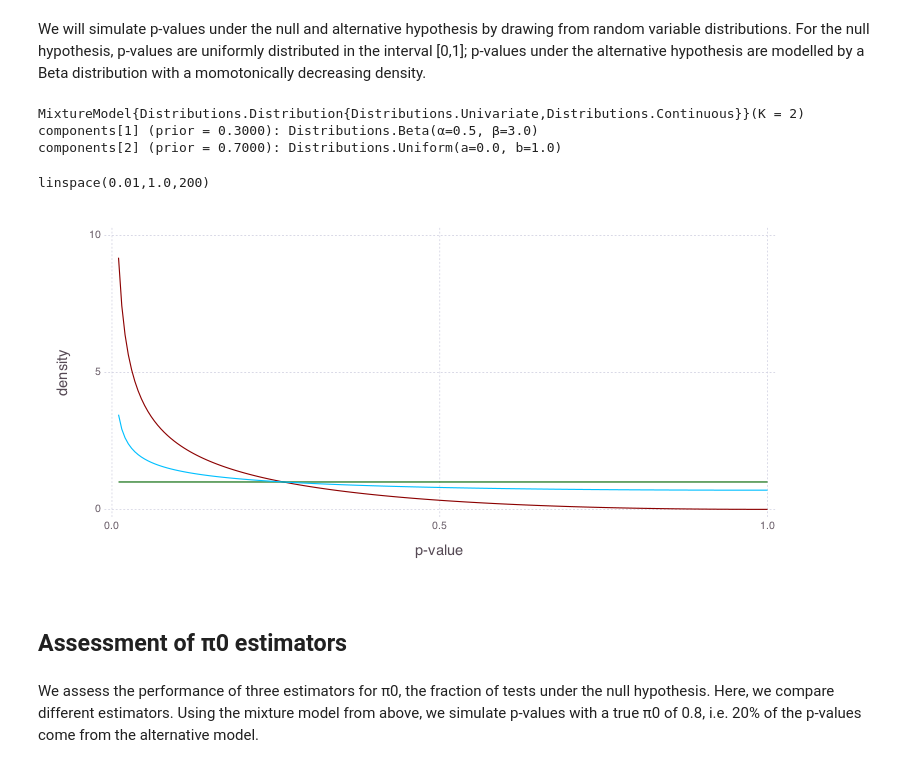
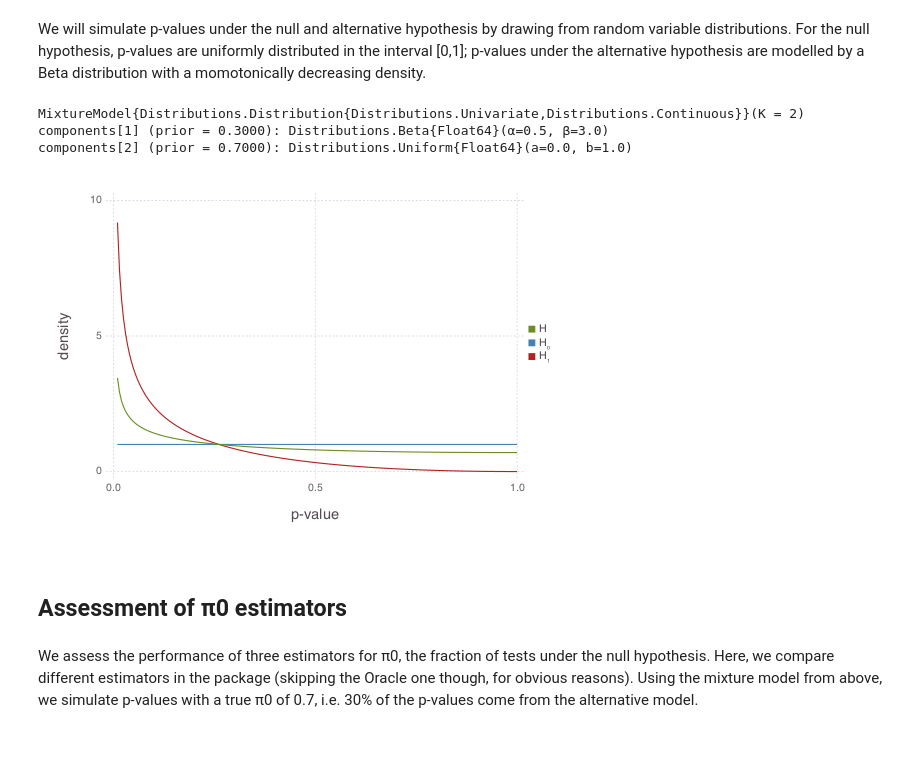
Before and after one commit to juliangehring/MultipleTesting.jl, a Jupyter notebook: doc/notebooks/pi0-estimation.ipynb, the cells around one changed output. Drawn from its saved outputs; the diff is of its cells as text; code cells hidden in the pictures.

```diff
--- a/doc/notebooks/pi0-estimation.ipynb
+++ b/doc/notebooks/pi0-estimation.ipynb
@@ -14,29 +15,27 @@ using Compose
 # %% [markdown]
 We will simulate p-values under the null and alternative hypothesis by drawing from random variable distributions. For the null hypothesis, p-values are uniformly distributed in the interval [0,1]; p-values under the alternative hypothesis are modelled by a Beta distribution with a momotonically decreasing density.
 # %%
-π0 = 0.7
-bum = BetaUniformMixtureModel(π0, 0.5, 3.0)
+π₀ = 0.7
+bum = BetaUniformMixtureModel(π₀, 0.5, 3.0)
 # %% [output]
 MixtureModel{Distributions.Distribution{Distributions.Univariate,Distributions.Continuous}}(K = 2)
-components[1] (prior = 0.3000): Distributions.Beta(α=0.5, β=3.0)
-components[2] (prior = 0.7000): Distributions.Uniform(a=0.0, b=1.0)
+components[1] (prior = 0.3000): Distributions.Beta{Float64}(α=0.5, β=3.0)
+components[2] (prior = 0.7000): Distributions.Uniform{Float64}(a=0.0, b=1.0)
 # %%
-h1, h0 = components(bum);
+h₁, h₀ = components(bum);
-# %%
-x = linspace(0.01, 1.0, 200)
-# %% [output]
-linspace(0.01,1.0,200)
 # %%
-p = plot(
-    layer(x = x, y = pdf(bum, x), Geom.line),
-    layer(x = x, y = pdf(h0, x), Geom.line, Theme(default_color = colorant"darkgreen")),
-    layer(x = x, y = pdf(h1, x), Geom.line, Theme(default_color = colorant"darkred")),
-    Guide.xlabel("p-value"), Guide.ylabel("density")
+x = linspace(0.01, 1.0, 200);
+colors = [colorant"olive drab", colorant"steel blue", colorant"firebrick"]
+plot(
+    layer(x = x, y = pdf(bum, x), Geom.line, Theme(default_color = colors[1])),
+    layer(x = x, y = pdf(h₀, x), Geom.line, Theme(default_color = colors[2])),
+    layer(x = x, y = pdf(h₁, x), Geom.line, Theme(default_color = colors[3])),
+    Guide.xlabel("p-value"), Guide.ylabel("density"),
+    Guide.manual_color_key("", ["H", "H₀", "H₁"], colors)
 )
-draw(PNG(20cm, 10cm), p)
 # %% [output]
-[figure, old version]
+[figure, new version]
 # %% [markdown]
 ## Assessment of π0 estimators
 # %% [markdown]
-We assess the performance of three estimators for π0, the fraction of tests under the null hypothesis. Here, we compare different estimators. Using the mixture model from above, we simulate p-values with a true π0 of 0.8, i.e. 20% of the p-values come from the alternative model.
+We assess the performance of three estimators for π0, the fraction of tests under the null hypothesis. Here, we compare different estimators in the package (skipping the Oracle one though, for obvious reasons). Using the mixture model from above, we simulate p-values with a true π0 of 0.7, i.e. 30% of the p-values come from the alternative model.
```
Also changed, not shown: parts of 10 cells of this notebook.
